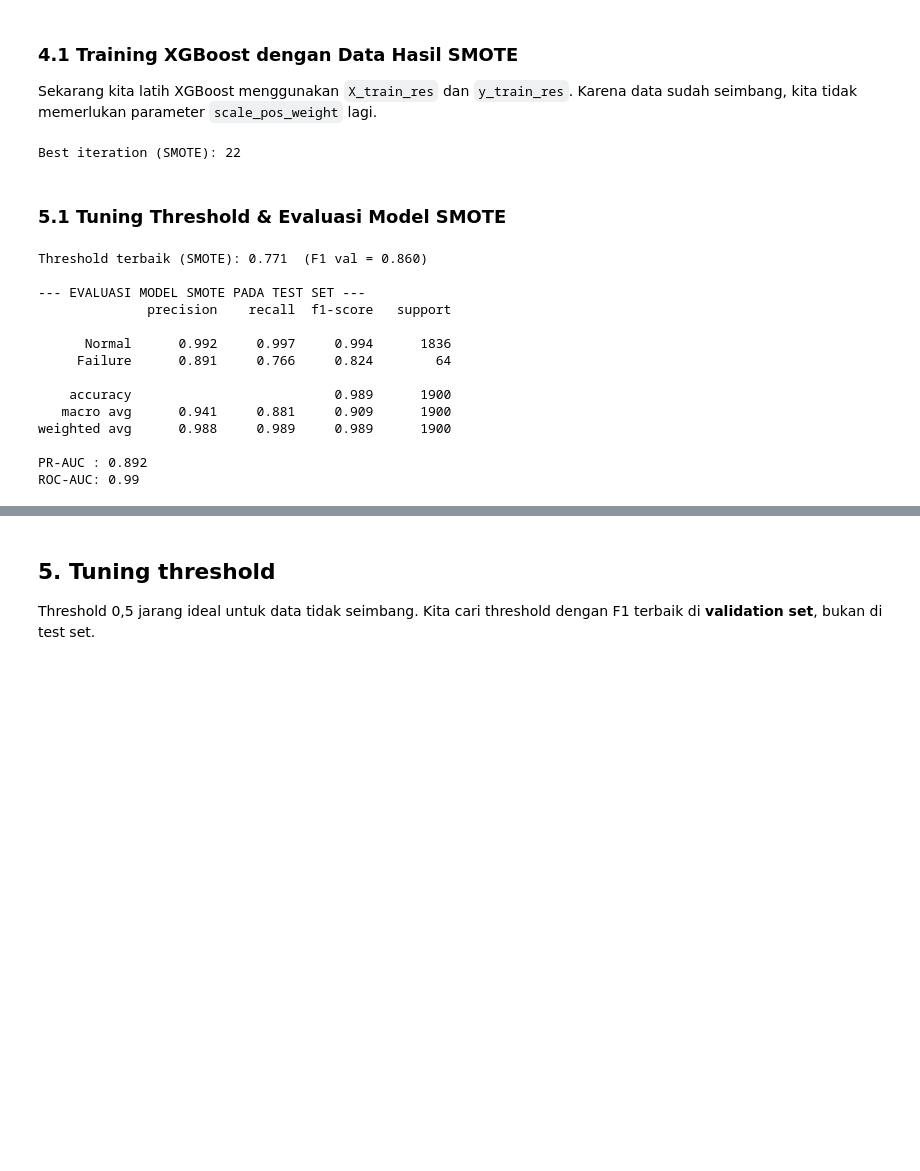
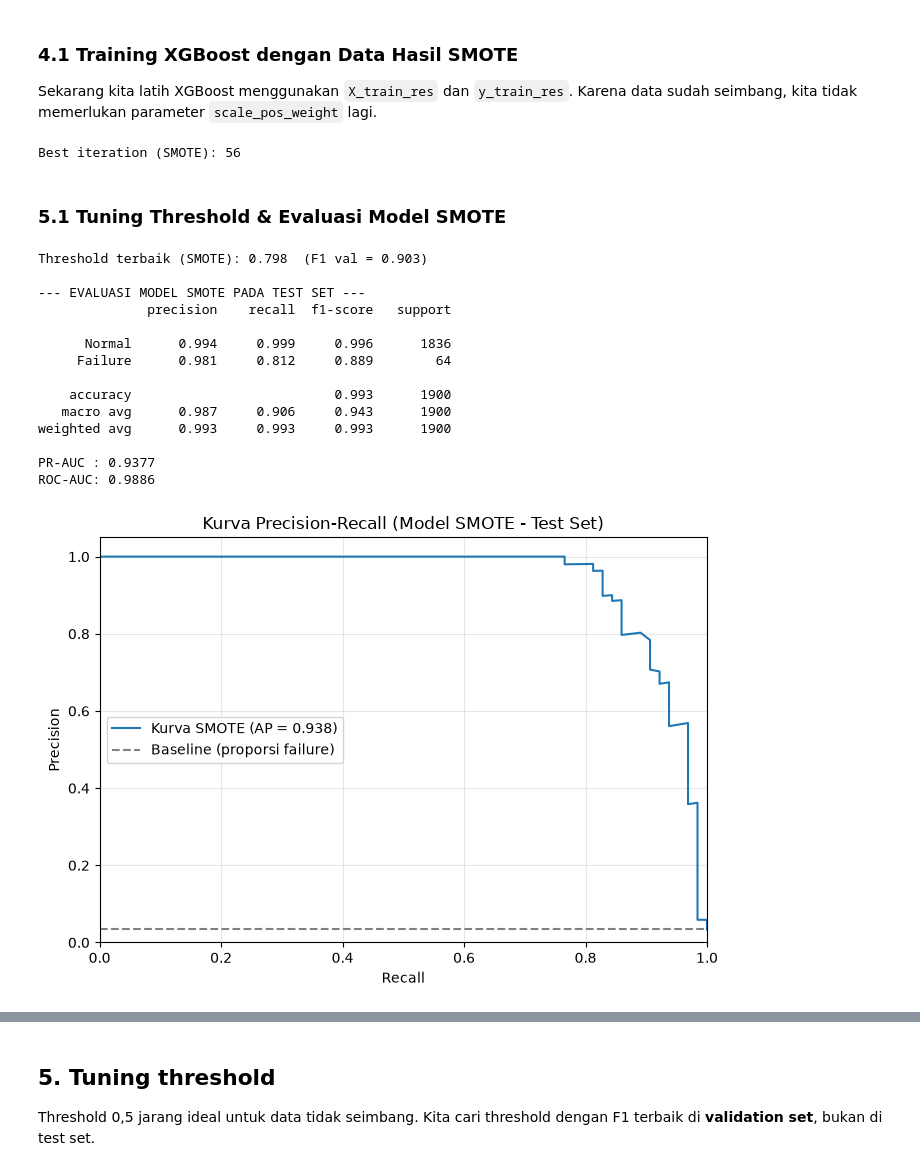
Before and after one commit to gilangrp/ai4i-thesis-erp, a Jupyter notebook: notebooks/SMOTE_ai4i2020_xgboost_machine_failure.ipynb, the cells around one changed output, grey strips where cells are left out. Drawn from its saved outputs; the diff is of its cells as text; code cells hidden in the pictures; blank space fills up the shorter version.

Commit message:
MAJOR: update notebook add Kurva Precision Recall, Kurva ROC, and param SMOTE

```diff
--- a/notebooks/SMOTE_ai4i2020_xgboost_machine_failure.ipynb
+++ b/notebooks/SMOTE_ai4i2020_xgboost_machine_failure.ipynb
@@ -159,7 +160,11 @@ Karena data failure sangat tidak seimbang (hanya ~3.39%), kita akan menggunakan
 # %%
 from imblearn.over_sampling import SMOTE
 
-smote = SMOTE(random_state=RANDOM_STATE)
+smote = SMOTE(
+    sampling_strategy=0.5,
+    k_neighbors=5,
+    random_state=RANDOM_STATE
+)
 
 # Cast ke float64 agar SMOTE tidak konflik dengan kolom int
 X_train_res, y_train_res = smote.fit_resample(X_train.astype("float64"), y_train)
@@ -221,36 +226,67 @@ model_smote = XGBClassifier(
 model_smote.fit(X_train_res, y_train_res, eval_set=[(X_val, y_val)], verbose=False)
 print("Best iteration (SMOTE):", model_smote.best_iteration)
 # %% [output]
-Best iteration (SMOTE): 22
+Best iteration (SMOTE): 56
 # %% [markdown]
 ### 5.1 Tuning Threshold & Evaluasi Model SMOTE
 # %%
 val_proba_smote = model_smote.predict_proba(X_val)[:, 1]
 prec_s, rec_s, thr_s = precision_recall_curve(y_val, val_proba_smote)
 f1_s = 2 * prec_s * rec_s / (prec_s + rec_s + 1e-9)
 best_s = np.argmax(f1_s[:-1])
 THRESHOLD_SMOTE = float(thr_s[best_s])
 print(f"Threshold terbaik (SMOTE): {THRESHOLD_SMOTE:.3f}  (F1 val = {f1_s[best_s]:.3f})")
 
 test_proba_smote = model_smote.predict_proba(X_test)[:, 1]
 test_pred_smote = (test_proba_smote >= THRESHOLD_SMOTE).astype(int)
 
 print("\n--- EVALUASI MODEL SMOTE PADA TEST SET ---")
 print(classification_report(y_test, test_pred_smote, target_names=["Normal", "Failure"], digits=3))
 print("PR-AUC :", round(average_precision_score(y_test, test_proba_smote), 4))
 print("ROC-AUC:", round(roc_auc_score(y_test, test_proba_smote), 4))
+
+pr_precision_smote, pr_recall_smote, _ = precision_recall_curve(y_test, test_proba_smote)
+pr_auc_smote = average_precision_score(y_test, test_proba_smote)
+plt.figure(figsize=(7, 5))
+plt.plot(pr_recall_smote, pr_precision_smote, label=f"Kurva SMOTE (AP = {pr_auc_smote:.3f})")
+plt.axhline(y_test.mean(), linestyle="--", color="gray", label="Baseline (proporsi failure)")
+plt.xlabel("Recall")
+plt.ylabel("Precision")
+plt.title("Kurva Precision-Recall (Model SMOTE - Test Set)")
+plt.xlim(0, 1)
+plt.ylim(0, 1.05)
+plt.legend()
+plt.grid(alpha=0.3)
+plt.tight_layout()
+plt.show()
+
+fpr_smote, tpr_smote, _ = roc_curve(y_test, test_proba_smote)
+roc_auc_smote = roc_auc_score(y_test, test_proba_smote)
+plt.figure(figsize=(7, 5))
+plt.plot(fpr_smote, tpr_smote, label=f"Kurva SMOTE (AUC = {roc_auc_smote:.3f})")
+plt.plot([0, 1], [0, 1], linestyle="--", color="gray", label="Klasifikasi acak")
+plt.xlabel("False Positive Rate")
+plt.ylabel("True Positive Rate")
+plt.title("Kurva ROC (Model SMOTE - Test Set)")
+plt.xlim(0, 1)
+plt.ylim(0, 1.05)
+plt.legend()
+plt.grid(alpha=0.3)
+plt.tight_layout()
+plt.show()
 # %% [output]
-Threshold terbaik (SMOTE): 0.771  (F1 val = 0.860)
+Threshold terbaik (SMOTE): 0.798  (F1 val = 0.903)
 
 --- EVALUASI MODEL SMOTE PADA TEST SET ---
               precision    recall  f1-score   support
 
-      Normal      0.992     0.997     0.994      1836
-     Failure      0.891     0.766     0.824        64
+      Normal      0.994     0.999     0.996      1836
+     Failure      0.981     0.812     0.889        64
 
-    accuracy                          0.989      1900
-   macro avg      0.941     0.881     0.909      1900
-weighted avg      0.988     0.989     0.989      1900
+    accuracy                          0.993      1900
+   macro avg      0.987     0.906     0.943      1900
+weighted avg      0.993     0.993     0.993      1900
 
-PR-AUC : 0.892
-ROC-AUC: 0.99
+PR-AUC : 0.9377
+ROC-AUC: 0.9886
+[figure, added]
```
Also changed, not shown: parts of 13 cells of this notebook, 21 other files.
